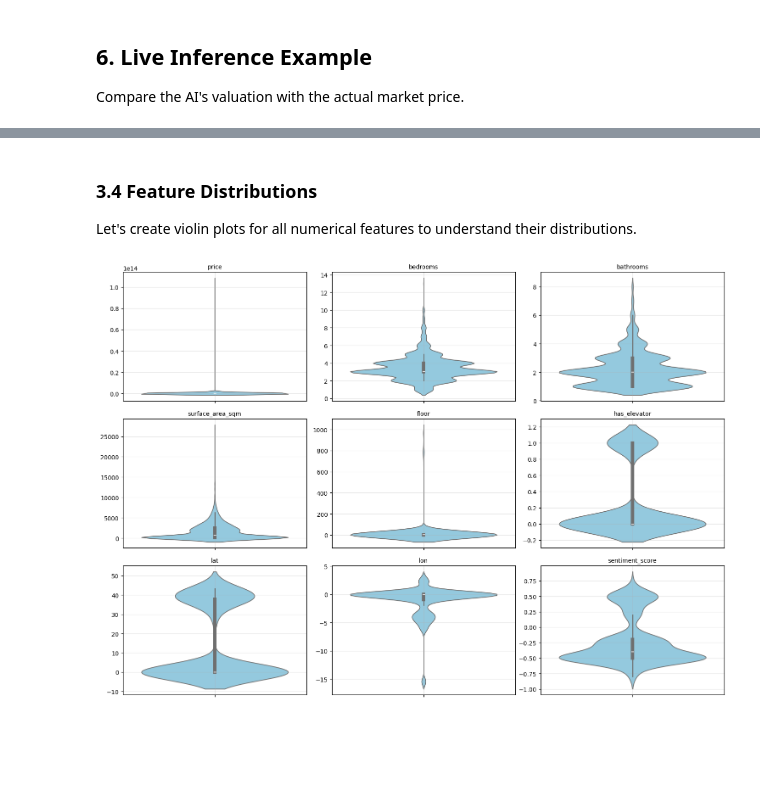
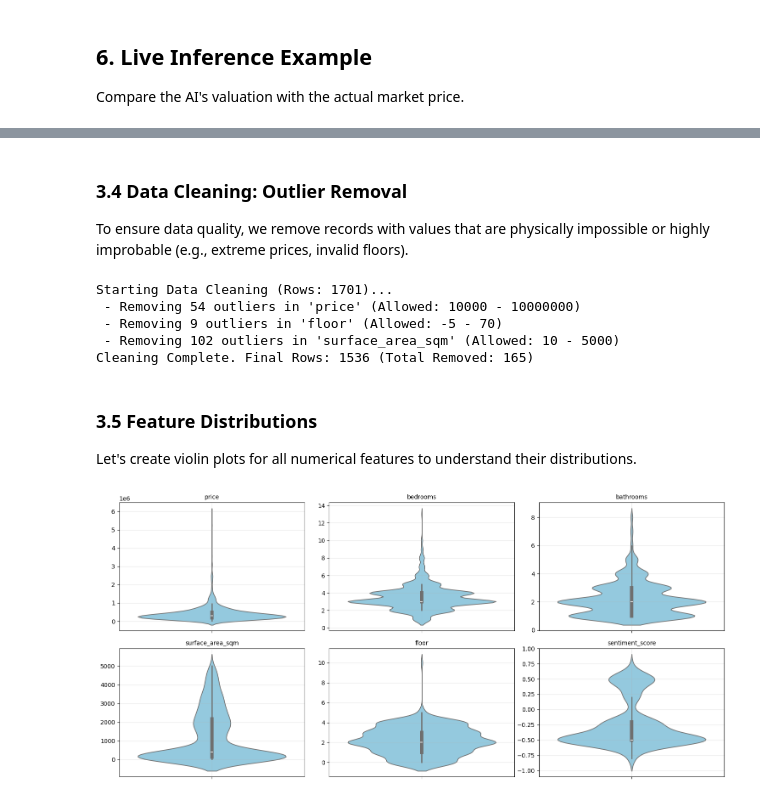
Before and after one commit to Nirtzur0/PropertyScanner, a Jupyter notebook: notebooks/project_overview.ipynb, the cells around one changed output, grey strips where cells are left out. Cells and saved outputs as stored; diff of their text form; code cells hidden in the pictures; blank space fills up the shorter version.

Commit message:
Add outlier cleaning and exclude has_elevator from violin plots

```diff
--- a/notebooks/project_overview.ipynb
+++ b/notebooks/project_overview.ipynb
@@ -203,27 +204,66 @@ else:
 Model weights not found. Prediction skipped.
+# %% [markdown]
+### 3.4 Data Cleaning: Outlier Removal
+
+To ensure data quality, we remove records with values that are physically impossible or highly improbable (e.g., extreme prices, invalid floors).
+# %%
+# Simple Cleaner Logic
+original_count = len(df)
+
+# Define sensible bounds for our features
+guards = {
+    'price': {'min': 10000, 'max': 10000000},
+    'floor': {'min': -5, 'max': 70},
+    'surface_area_sqm': {'min': 10, 'max': 5000},
+    'bedrooms': {'min': 0, 'max': 25},
+    'bathrooms': {'min': 0, 'max': 20}
+}
+
+print(f"Starting Data Cleaning (Rows: {original_count})...")
+
+for col, bounds in guards.items():
+    if col in df.columns:
+        # Filter outliers
+        mask = (df[col] < bounds['min']) | (df[col] > bounds['max'])
+        n_dropped = mask.sum()
+        if n_dropped > 0:
+            print(f" - Removing {n_dropped} outliers in '{col}' (Allowed: {bounds['min']} - {bounds['max']})")
+            df = df[~mask]
+
+print(f"Cleaning Complete. Final Rows: {len(df)} (Total Removed: {original_count - len(df)})")
+# %% [output]
+Starting Data Cleaning (Rows: 1701)...
+ - Removing 54 outliers in 'price' (Allowed: 10000 - 10000000)
+ - Removing 9 outliers in 'floor' (Allowed: -5 - 70)
+ - Removing 102 outliers in 'surface_area_sqm' (Allowed: 10 - 5000)
+Cleaning Complete. Final Rows: 1536 (Total Removed: 165)
 # %% [markdown]
-### 3.4 Feature Distributions
+### 3.5 Feature Distributions
 
 Let's create violin plots for all numerical features to understand their distributions.
 # %%
 # Select numeric columns
 numeric_cols = df.select_dtypes(include=['number']).columns
+
+# Exclude boolean-like or specific columns that don't make sense for violin plots
+exclude_cols = ['has_elevator', 'lat', 'lon']
+numeric_cols = [c for c in numeric_cols if c not in exclude_cols]
 
 # Set up a more compact plotting layout
 n_cols = 3  # Increased columns for compactness
 n_rows = (len(numeric_cols) + n_cols - 1) // n_cols
 
 # Reduced height multiplier to make it more compact vertically
 plt.figure(figsize=(15, 3.5 * n_rows))
 
 for i, col in enumerate(numeric_cols):
     plt.subplot(n_rows, n_cols, i + 1)
     sns.violinplot(y=df[col], color='skyblue')
     plt.title(f'{col}', fontsize=10)
     plt.ylabel('') # Remove y-label to save space, usually title is enough
     plt.grid(True, alpha=0.3)
 
 plt.tight_layout()
 plt.show()
 # %% [output]
-[figure, old version]
+[figure, new version]
```
Also changed, not shown: parts of 2 cells of this notebook.
